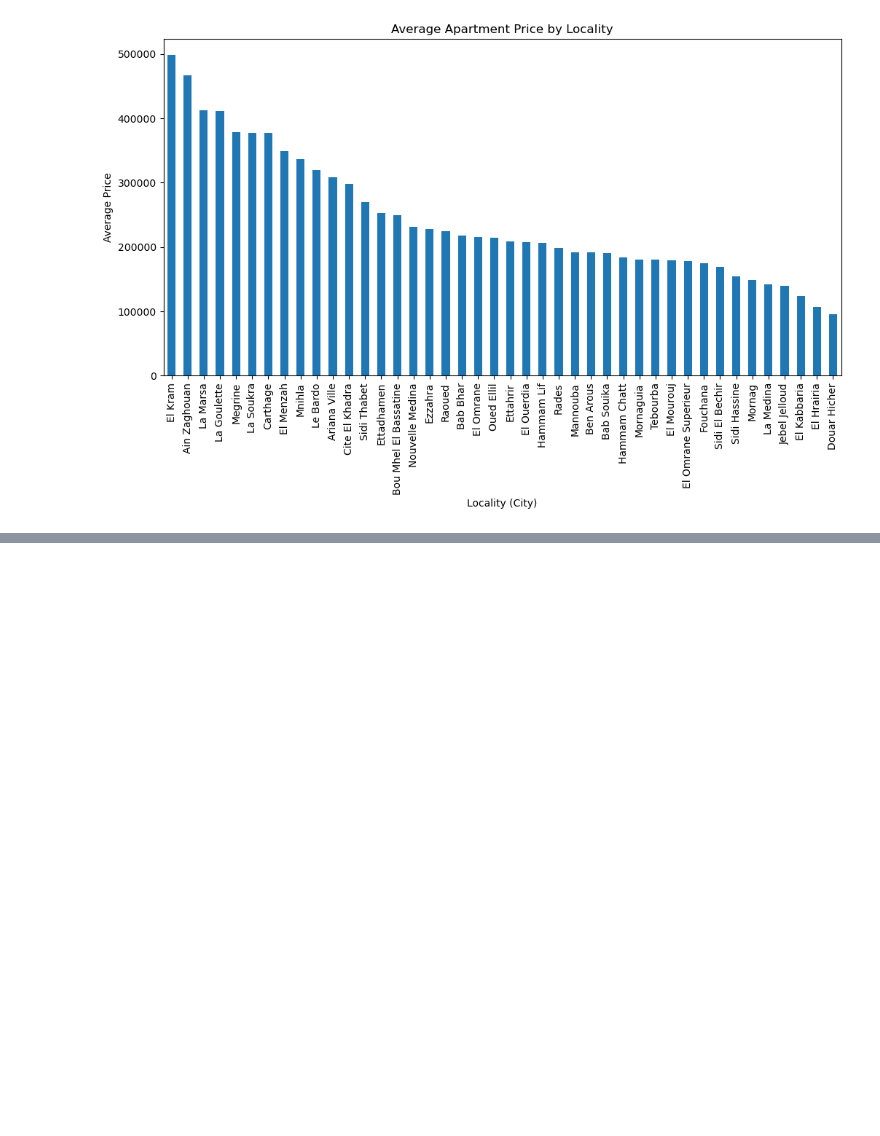
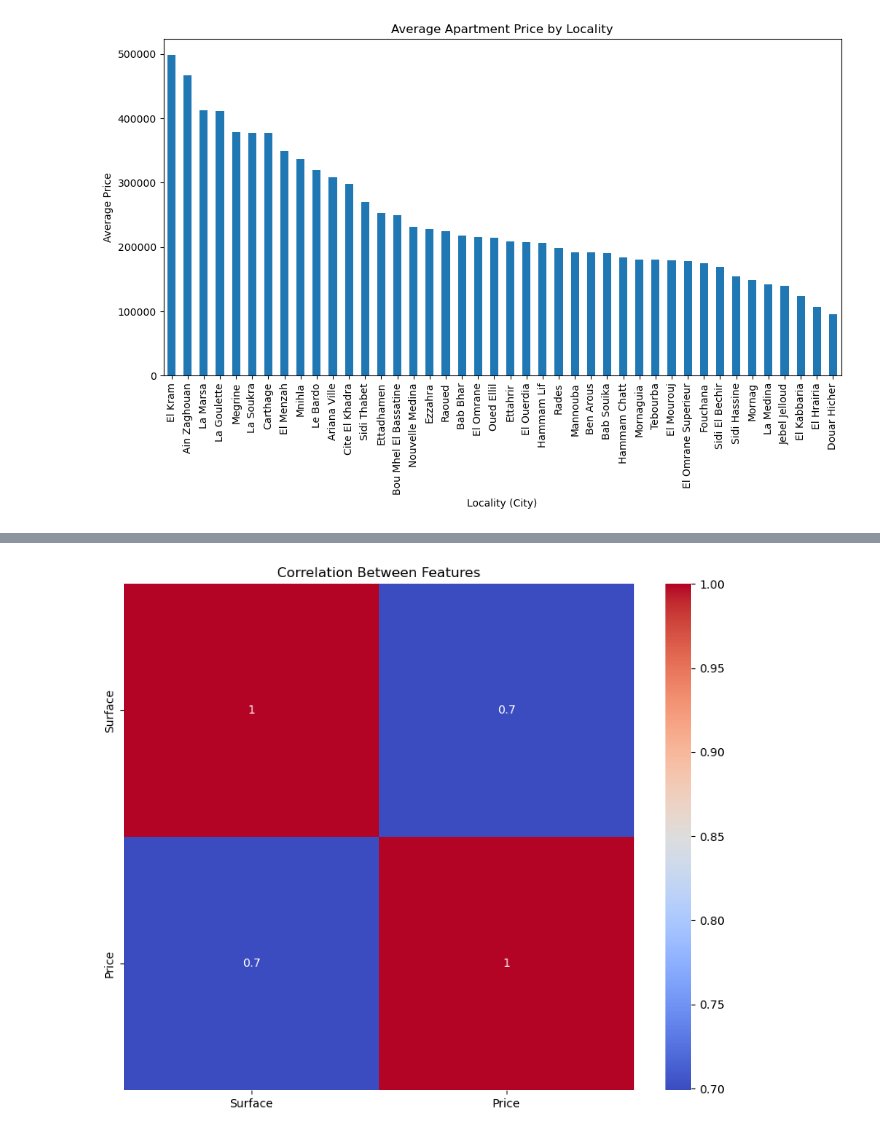
Before and after one commit to anasneji2002/Housing_pricing, a Jupyter notebook: notebooks/visualization/tunisia-real-estate.ipynb, the cells around one changed output, grey strips where cells are left out. Drawn from its saved outputs; the diff is of its cells as text; code cells hidden in the pictures; blank space fills up the shorter version.

```diff
--- a/notebooks/visualization/tunisia-real-estate.ipynb
+++ b/notebooks/visualization/tunisia-real-estate.ipynb
@@ -101,0 +149,7 @@ plt.show()
+# %%
+plt.figure(figsize=(10, 8))
+sns.heatmap(df[['Surface', 'Price']].corr(), annot=True, cmap='coolwarm')
+plt.title('Correlation Between Features')
+plt.show()
+# %% [output]
+[figure, added]
```
Also changed, not shown: parts of 10 cells of this notebook.
